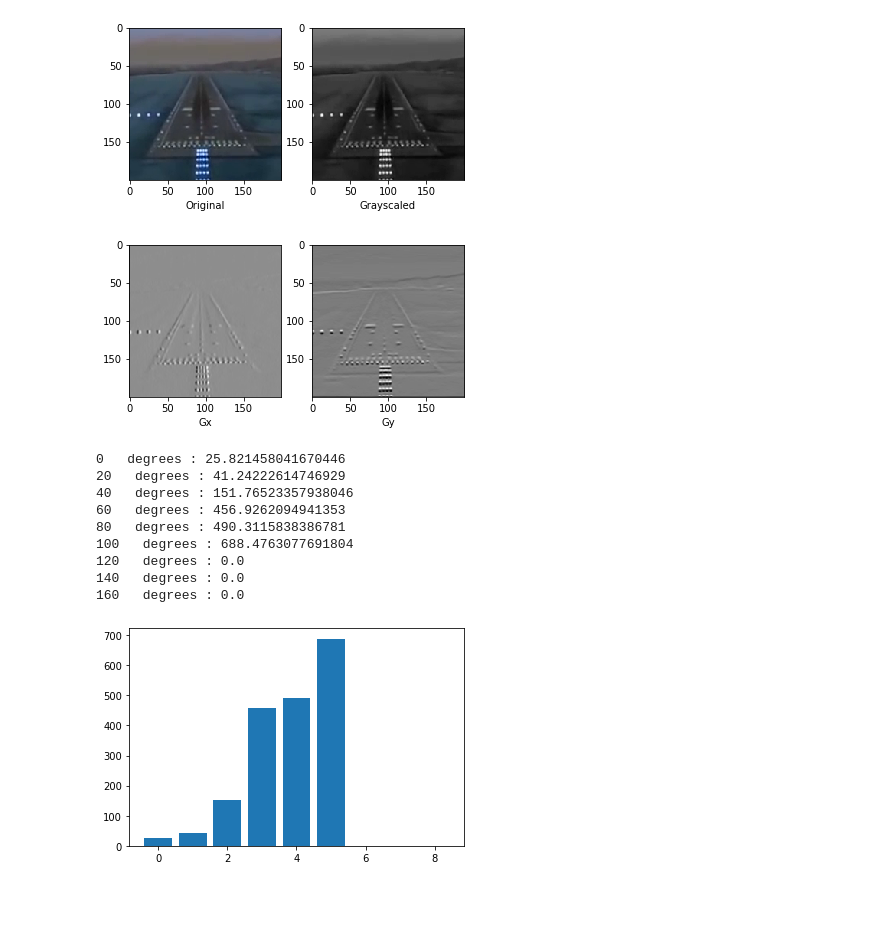
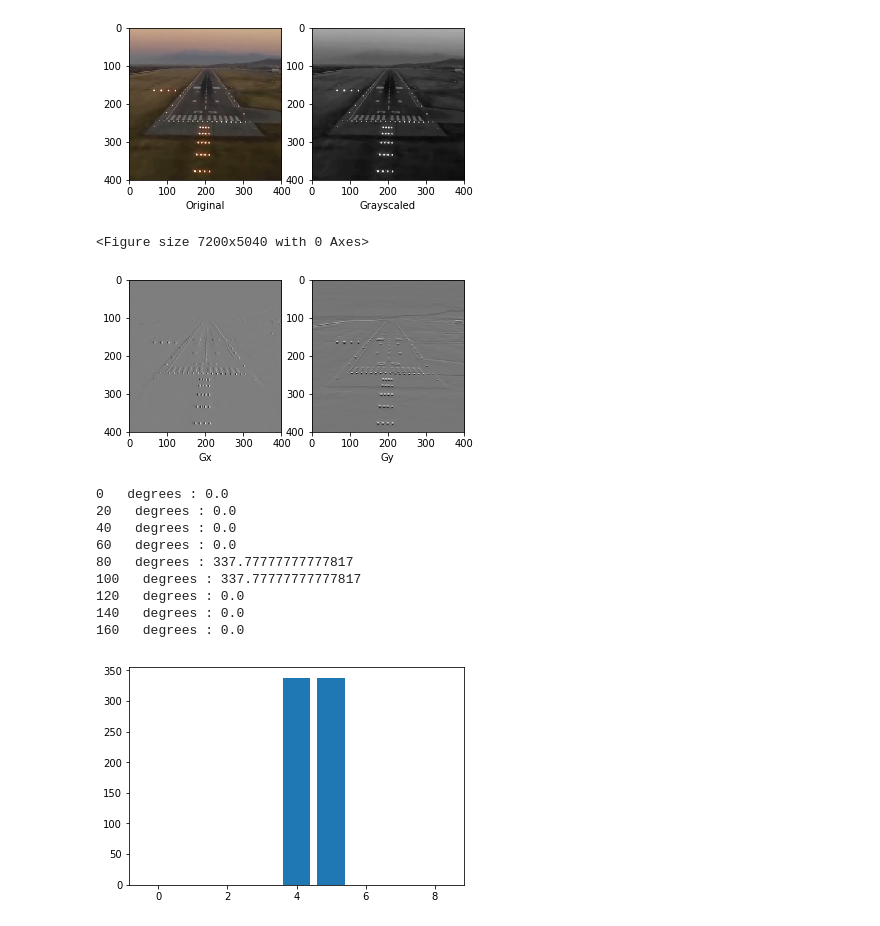
Before and after one commit to L0rd1k/FreeTimeCraft, a Jupyter notebook: СomputerVisionAlgorithm/HOG_descriptor.ipynb, the cells around one changed output. Saved outputs shown, nothing was run; the diff lists cells and outputs as text; code cells hidden in the pictures; blank space fills up the shorter version.

```diff
--- a/СomputerVisionAlgorithm/HOG_descriptor.ipynb
+++ b/СomputerVisionAlgorithm/HOG_descriptor.ipynb
@@ -12,8 +12,10 @@ def getGrayScaledImage(path):
     img = cv2.imread(path)
 
     fig = plt.figure()
+    plt.figure(figsize=(100,70))
+
     ax1 = fig.add_subplot(121)
-    ax1.imshow(img); ax1.set_xlabel("Original")
+    ax1.imshow(cv2.cvtColor(img, cv2.COLOR_BGR2RGB)); ax1.set_xlabel("Original")
 
     img = np.array(cv2.cvtColor(img, cv2.COLOR_BGR2GRAY))
 
@@ -84,48 +86,46 @@ def cellHistogramHOG(grdnt_direction, grdnt_magnitude):
                     second_patch_index = first_patch_index + 1
             first_patch_value = patches[first_patch_index]
             second_patch_value = patches[second_patch_index]
             hog_cell_hist[first_patch_index] = hog_cell_hist[first_patch_index] + (np.abs(tmp_direction - first_patch_value)/(180.0/patches.size)) * tmp_magnitude
             hog_cell_hist[second_patch_index] = hog_cell_hist[second_patch_index] + (np.abs(tmp_direction - second_patch_value)/(180.0/patches.size)) * tmp_magnitude
-#     for degree in hog_cell_hist:
-#         print (degree, sep = " ")
-
     for elem in list(enumerator(hog_cell_hist, 0, 20)):
         print(str(elem[0]) + "   degrees : " + str(elem[1]))
     return hog_cell_hist
 
 def enumerator(xs, start, step = 20):
     for x in xs:
         yield(start, x)
         start += step
 
-
-
 def plotGraphics(value):
     plt.bar(x = np.arange(9), height = value, align = "center", width = 0.8)
     plt.show()
 
 
 def calculateHOG():
-    g_image = getGrayScaledImage("./Images/00101.png");
+    g_image = getGrayScaledImage("../Images/Cropped_Runway_Images/00104.png");
     x, y = operatorKernels(g_image)
     g_x, g_y = coordinatesDirection(g_image, x , y)
     plotImages(g_x, g_y)
     magnitude = gradientMagnitude(50, 50, g_x, g_y)
+
+
     direction = gradientDirection(50, 50, g_x, g_y)
     value = cellHistogramHOG(direction, magnitude)
     plotGraphics(value)
 
 calculateHOG()
 # %% [output]
-[figure, old version]
+[figure, new version]
+<Figure size 7200x5040 with 0 Axes>
-[figure, old version]
+[figure, new version]
-0   degrees : 25.821458041670446
-20   degrees : 41.24222614746929
-40   degrees : 151.76523357938046
-60   degrees : 456.9262094941353
-80   degrees : 490.3115838386781
-100   degrees : 688.4763077691804
-120   degrees : 0.0
-140   degrees : 0.0
-160   degrees : 0.0
+0   degrees : 0.0
+20   degrees : 0.0
+40   degrees : 0.0
+60   degrees : 0.0
+80   degrees : 337.77777777777817
+100   degrees : 337.77777777777817
+120   degrees : 0.0
+140   degrees : 0.0
+160   degrees : 0.0
-[figure, old version]
+[figure, new version]
```
